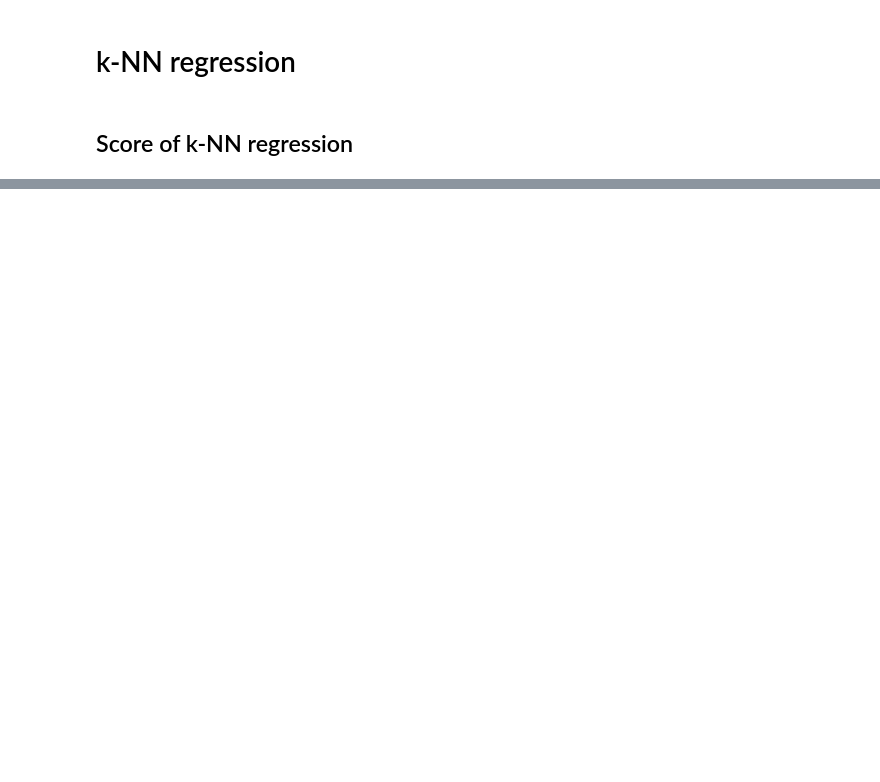
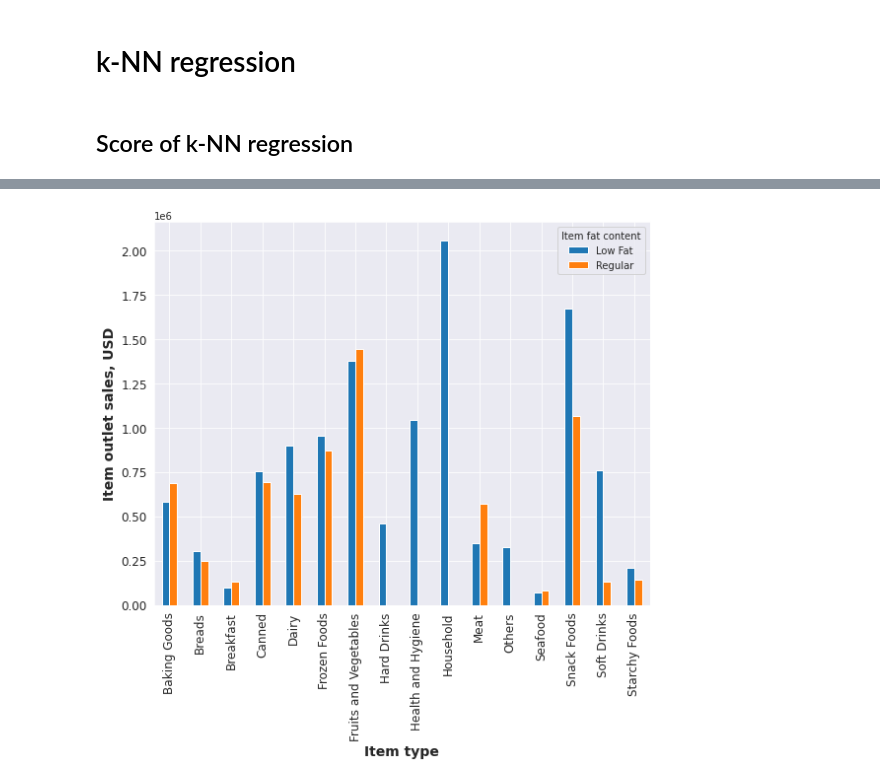
Before and after one commit to WilliamMejiaG/sales-predictions, a Jupyter notebook: Sales_predictions.ipynb, the cells around one changed output, grey strips where cells are left out. Cells and saved outputs as stored; diff of their text form; code cells hidden in the pictures; blank space fills up the shorter version.

```diff
--- a/Sales_predictions.ipynb
+++ b/Sales_predictions.ipynb
@@ -596,0 +803,11 @@ k-NN regression outperform linear regression.
+# %%
+fig, ax = plt.subplots(nrows = 1, ncols = 1, figsize = (8,8))
+sns.set_style('darkgrid')
+pd.crosstab(index = df['Item_Type'], columns = df['Item_Fat_Content'], values= df['Item_Outlet_Sales'], aggfunc= np.sum).fillna(0).plot(kind= 'bar', ax = ax)
+ax.set_ylabel('Item outlet sales, USD',fontsize = 14, fontweight = 'bold')
+ax.set_xlabel('Item type', fontsize = 14, fontweight = 'bold')
+ax.tick_params(labelsize  = 12)
+ax.legend(title = 'Item fat content')
+plt.tight_layout()
+# %% [output]
+[figure, added]
```
Also changed, not shown: parts of 85 cells of this notebook.
